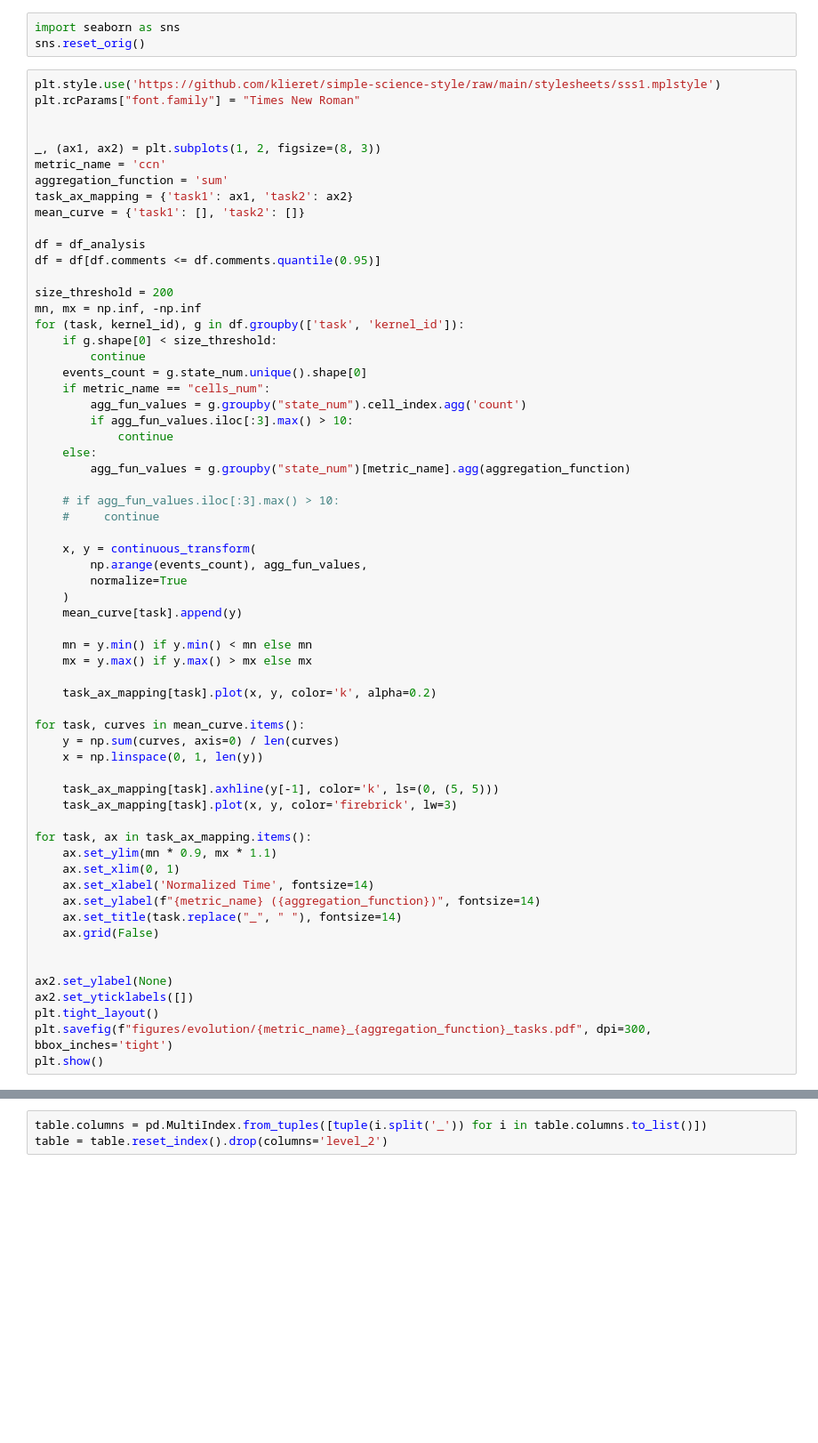
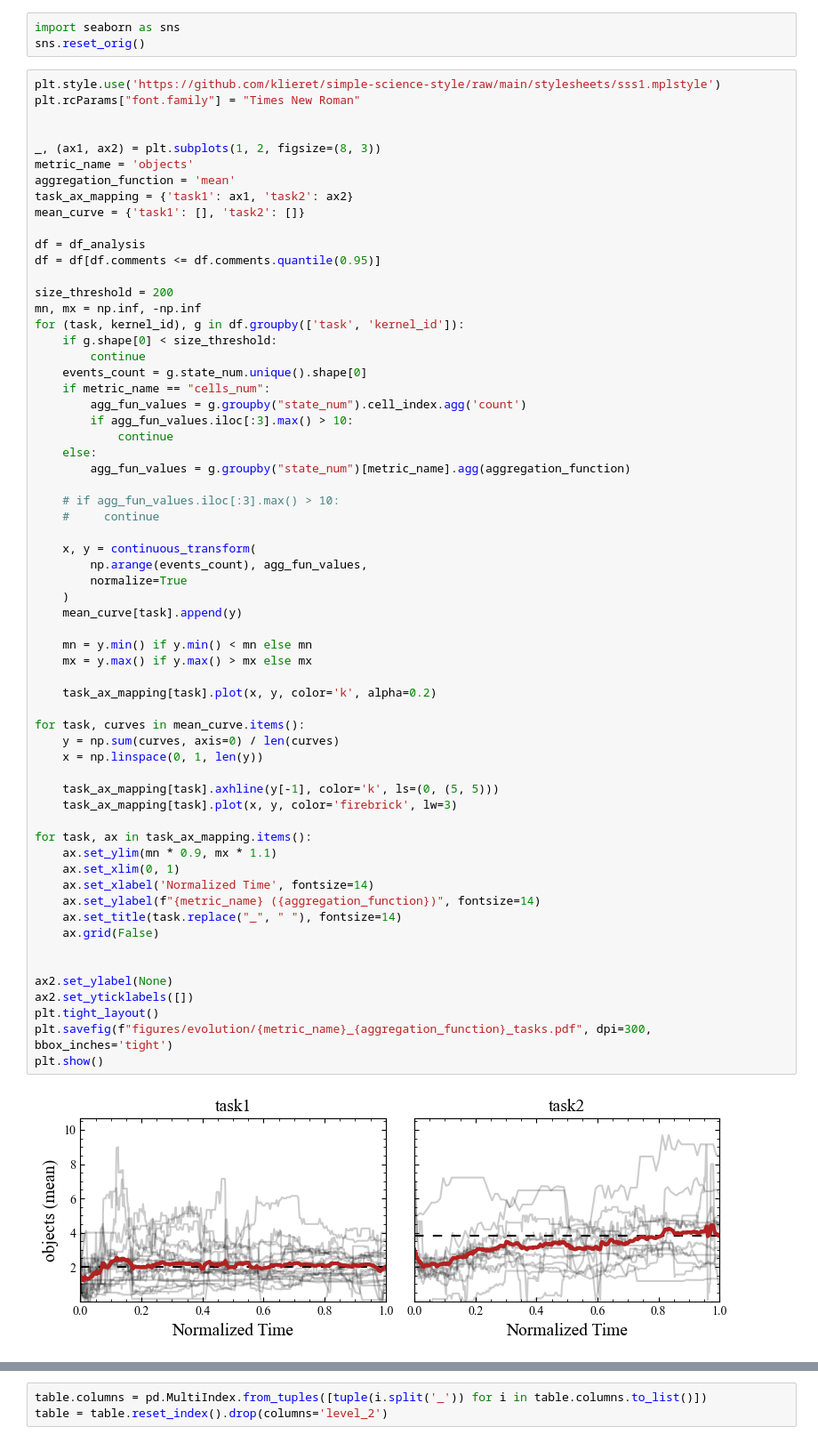
Before and after one commit to konstantgr/jupyter-logs-analysis, a Jupyter notebook: analysis/05-evolution-analysis.ipynb, the cells around one changed output, grey strips where cells are left out. Shown at 89% size. Saved outputs shown, nothing was run; the diff lists cells and outputs as text; blank space fills up the shorter version.

```diff
--- a/analysis/05-evolution-analysis.ipynb
+++ b/analysis/05-evolution-analysis.ipynb
@@ -68,8 +117,8 @@ plt.rcParams["font.family"] = "Times New Roman"
 
 
 _, (ax1, ax2) = plt.subplots(1, 2, figsize=(8, 3))
-metric_name = 'ccn'
-aggregation_function = 'sum'
+metric_name = 'objects'
+aggregation_function = 'mean'
 task_ax_mapping = {'task1': ax1, 'task2': ax2}
 mean_curve = {'task1': [], 'task2': []}
 
@@ -97,33 +146,35 @@ for (task, kernel_id), g in df.groupby(['task', 'kernel_id']):
         normalize=True
     )
     mean_curve[task].append(y)
 
     mn = y.min() if y.min() < mn else mn
     mx = y.max() if y.max() > mx else mx
 
     task_ax_mapping[task].plot(x, y, color='k', alpha=0.2)
 
 for task, curves in mean_curve.items():
     y = np.sum(curves, axis=0) / len(curves)
     x = np.linspace(0, 1, len(y))
 
     task_ax_mapping[task].axhline(y[-1], color='k', ls=(0, (5, 5)))
     task_ax_mapping[task].plot(x, y, color='firebrick', lw=3)
 
 for task, ax in task_ax_mapping.items():
     ax.set_ylim(mn * 0.9, mx * 1.1)
     ax.set_xlim(0, 1)
     ax.set_xlabel('Normalized Time', fontsize=14)
     ax.set_ylabel(f"{metric_name} ({aggregation_function})", fontsize=14)
     ax.set_title(task.replace("_", " "), fontsize=14)
     ax.grid(False)
 
 
 ax2.set_ylabel(None)
 ax2.set_yticklabels([])
 plt.tight_layout()
 plt.savefig(f"figures/evolution/{metric_name}_{aggregation_function}_tasks.pdf", dpi=300, bbox_inches='tight')
 plt.show()
+# %% [output]
+[figure, added]
 # %%
 import itertools
 
```
Also changed, not shown: parts of 12 cells of this notebook, 7 other files.
